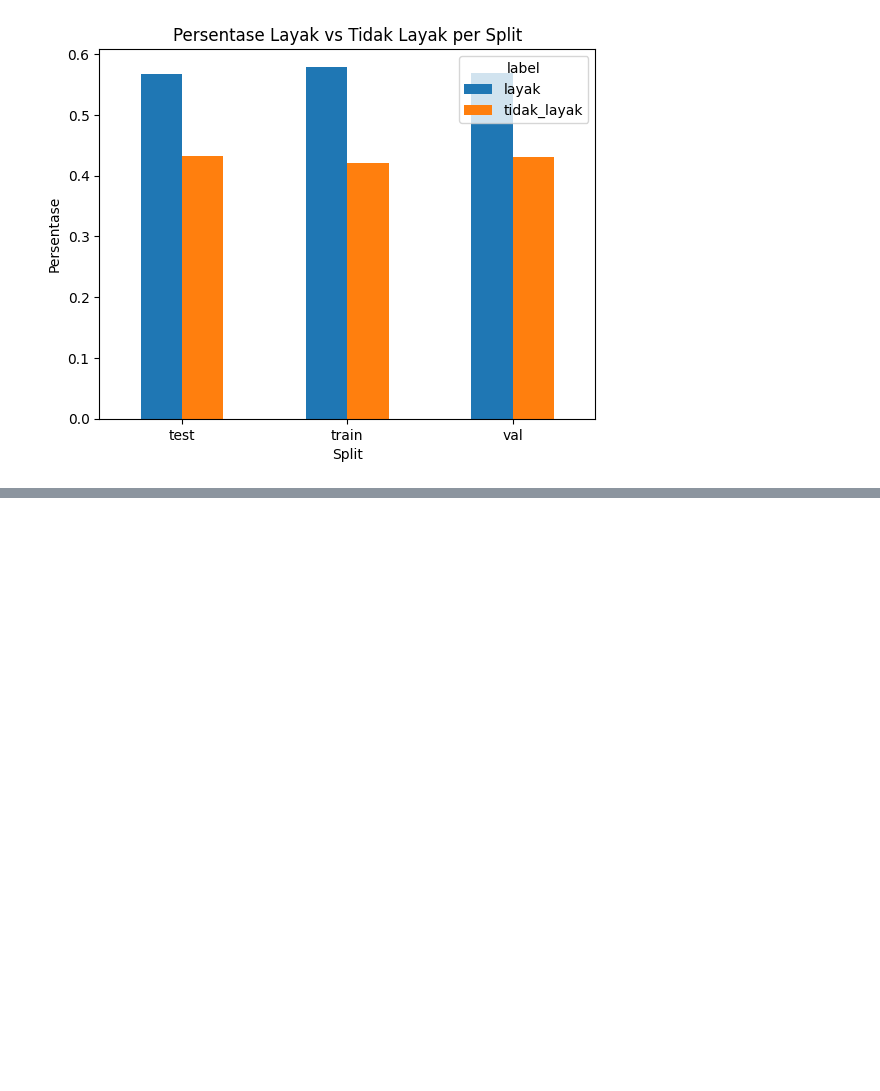
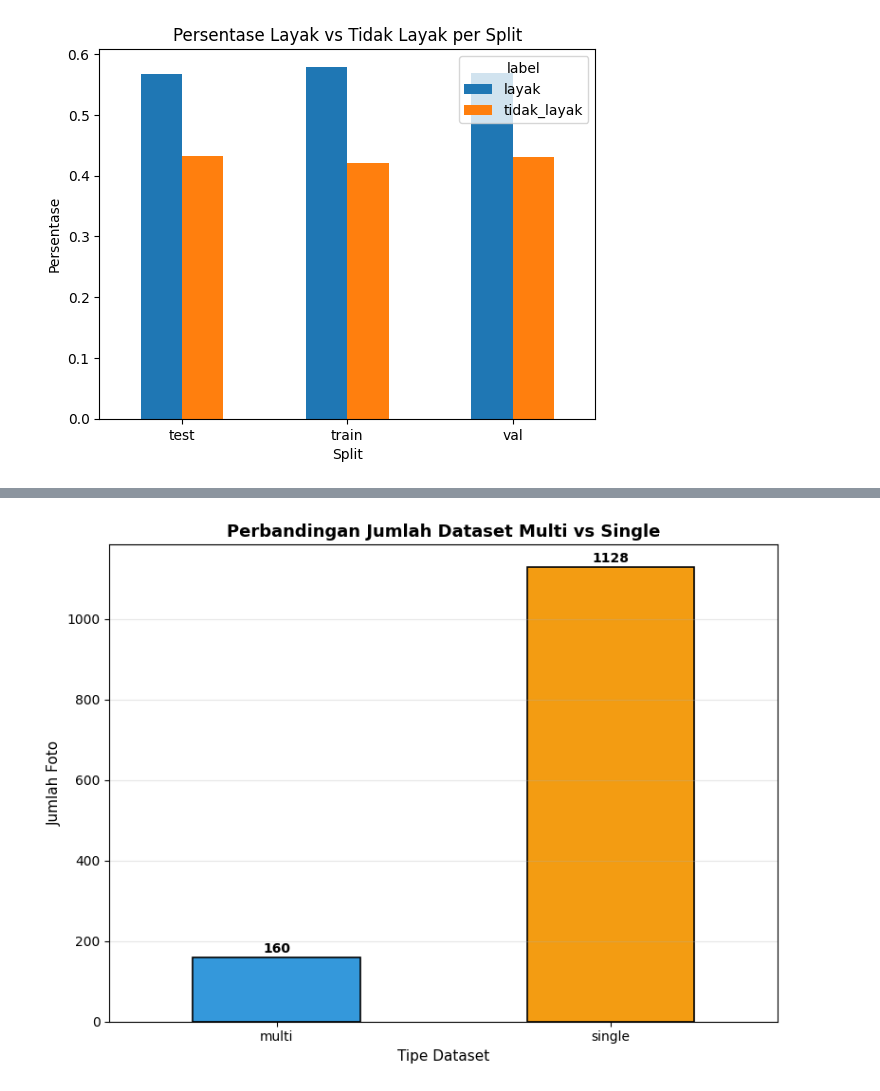
Before and after one commit to namasayalutfi/rutilahu-vlm, a Jupyter notebook: notebooks/eda_split_visualization.ipynb, the cells around one changed output, grey strips where cells are left out. Saved outputs shown, nothing was run; the diff lists cells and outputs as text; code cells hidden in the pictures; blank space fills up the shorter version.

```diff
--- a/notebooks/eda_split_visualization.ipynb
+++ b/notebooks/eda_split_visualization.ipynb
@@ -130,0 +183,8 @@ plt.show()
+# %%
+# Tabel: Perbandingan Jumlah Dataset Multi vs Single
+multi_single_count = df["scheme"].value_counts().sort_index()
+print("Perbandingan Jumlah Dataset Multi vs Single:")
+print(multi_single_count)
+print(f"\nTotal: {multi_single_count.sum()}")
+print(f"\nPersentase:")
+print(multi_single_count / multi_single_count.sum() * 100)
@@ -130,0 +205,19 @@ plt.show()
+# %%
+# Chart: Perbandingan Dataset Multi vs Single
+fig, ax = plt.subplots(figsize=(8, 6))
+colors_scheme = ['#3498db', '#f39c12']
+multi_single_count.plot(kind="bar", ax=ax, color=colors_scheme, edgecolor='black', linewidth=1.2)
+plt.title("Perbandingan Jumlah Dataset Multi vs Single", fontsize=13, fontweight='bold')
+plt.xlabel("Tipe Dataset", fontsize=11)
+plt.ylabel("Jumlah Foto", fontsize=11)
+plt.xticks(rotation=0)
+plt.grid(axis='y', alpha=0.3)
+
+# Tambahkan label nilai di atas setiap bar
+for i, v in enumerate(multi_single_count):
+    ax.text(i, v + 5, str(v), ha='center', va='bottom', fontweight='bold')
+
+plt.tight_layout()
+plt.show()
+# %% [output]
+[figure, added]
```
Also changed, not shown: parts of 6 cells of this notebook, 12 other files.
